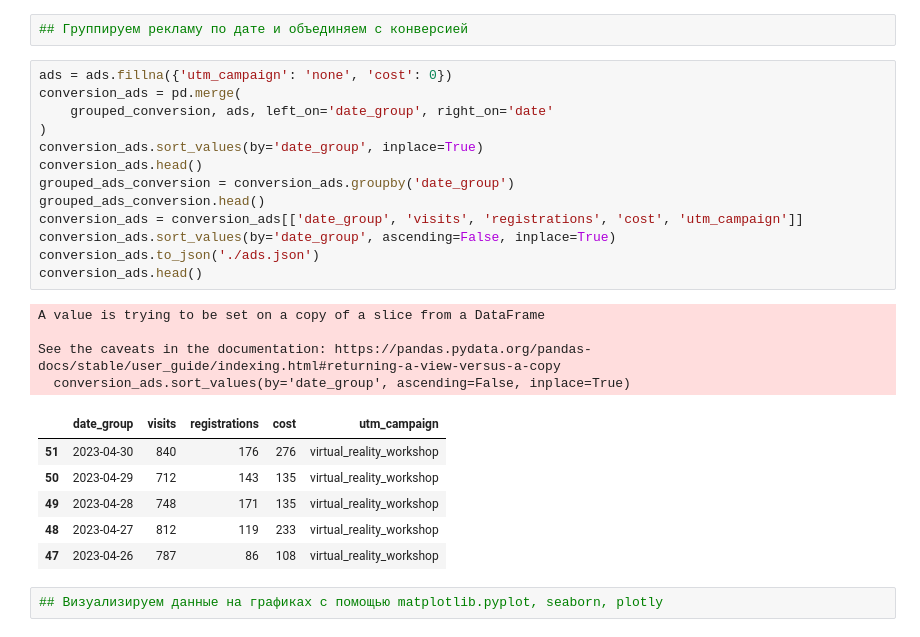
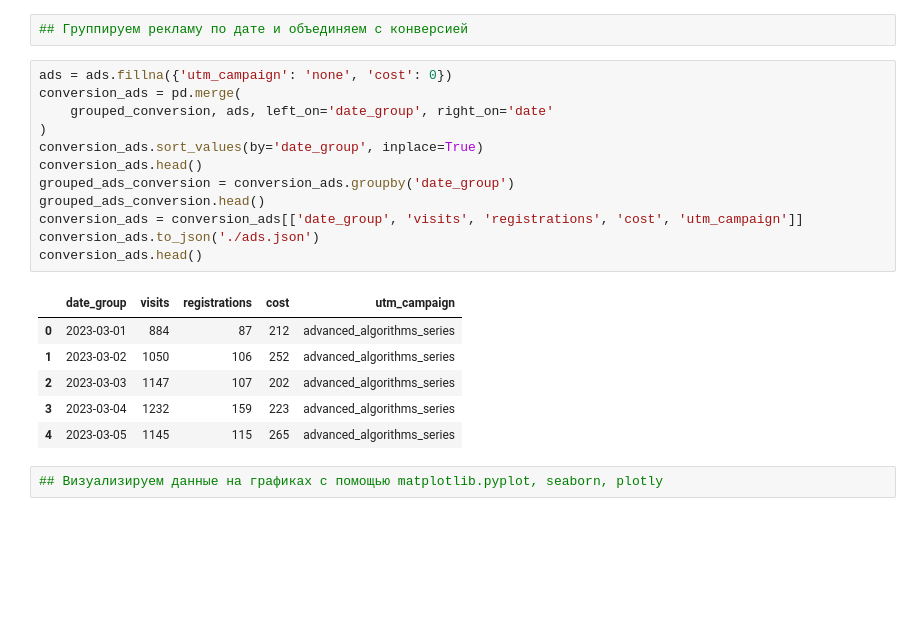
Before and after one commit to nic11371/python-for-data-analysts-project-100, a Jupyter notebook: charts_project.ipynb, the cells around one changed output. Saved outputs shown, nothing was run; the diff lists cells and outputs as text; blank space fills up the shorter version.

```diff
--- a/charts_project.ipynb
+++ b/charts_project.ipynb
@@ -150,27 +154,22 @@ ads['date'] = pd.to_datetime(ads['date']).dt.date
 # %%
 ads = ads.fillna({'utm_campaign': 'none', 'cost': 0})
 conversion_ads = pd.merge(
     grouped_conversion, ads, left_on='date_group', right_on='date'
 )
 conversion_ads.sort_values(by='date_group', inplace=True)
 conversion_ads.head()
 grouped_ads_conversion = conversion_ads.groupby('date_group')
 grouped_ads_conversion.head()
 conversion_ads = conversion_ads[['date_group', 'visits', 'registrations', 'cost', 'utm_campaign']]
-conversion_ads.sort_values(by='date_group', ascending=False, inplace=True)
 conversion_ads.to_json('./ads.json')
 conversion_ads.head()
 # %% [output]
-A value is trying to be set on a copy of a slice from a DataFrame
-
-See the caveats in the documentation: https://pandas.pydata.org/pandas-docs/stable/user_guide/indexing.html#returning-a-view-versus-a-copy
-  conversion_ads.sort_values(by='date_group', ascending=False, inplace=True)
 |  | date_group | visits | registrations | cost | utm_campaign |
-| 51 | 2023-04-30 | 840 | 176 | 276 | virtual_reality_workshop |
-| 50 | 2023-04-29 | 712 | 143 | 135 | virtual_reality_workshop |
-| 49 | 2023-04-28 | 748 | 171 | 135 | virtual_reality_workshop |
-| 48 | 2023-04-27 | 812 | 119 | 233 | virtual_reality_workshop |
-| 47 | 2023-04-26 | 787 | 86 | 108 | virtual_reality_workshop |
+| 0 | 2023-03-01 | 884 | 87 | 212 | advanced_algorithms_series |
+| 1 | 2023-03-02 | 1050 | 106 | 252 | advanced_algorithms_series |
+| 2 | 2023-03-03 | 1147 | 107 | 202 | advanced_algorithms_series |
+| 3 | 2023-03-04 | 1232 | 159 | 223 | advanced_algorithms_series |
+| 4 | 2023-03-05 | 1145 | 115 | 265 | advanced_algorithms_series |
 # %%
 ## Визуализируем данные на графиках с помощью matplotlib.pyplot, seaborn, plotly
 # %%
```
Also changed, not shown: parts of 2 cells of this notebook, 2 other files.
